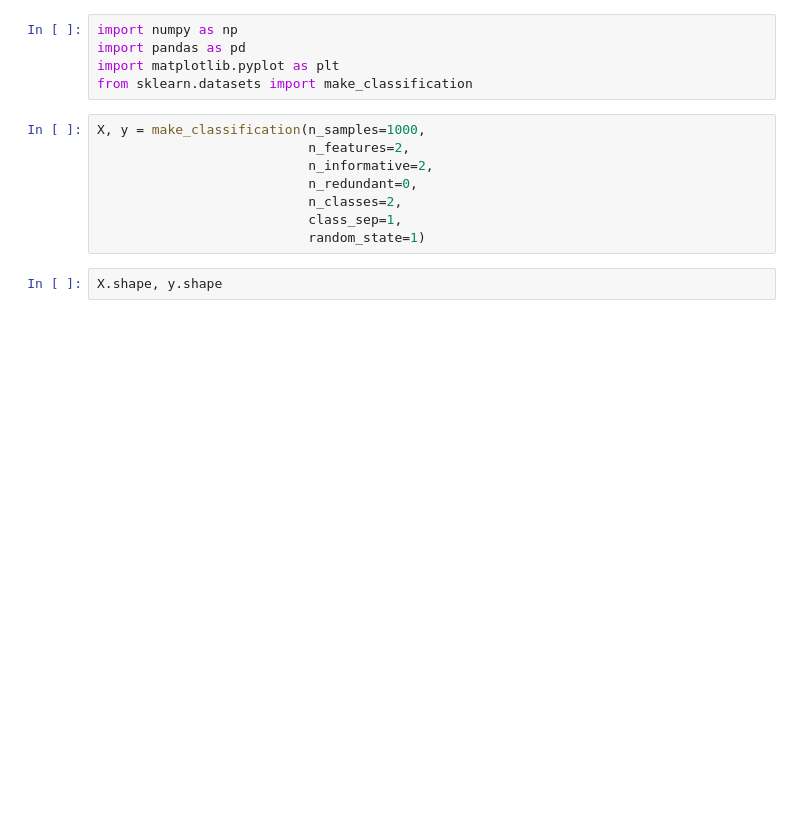
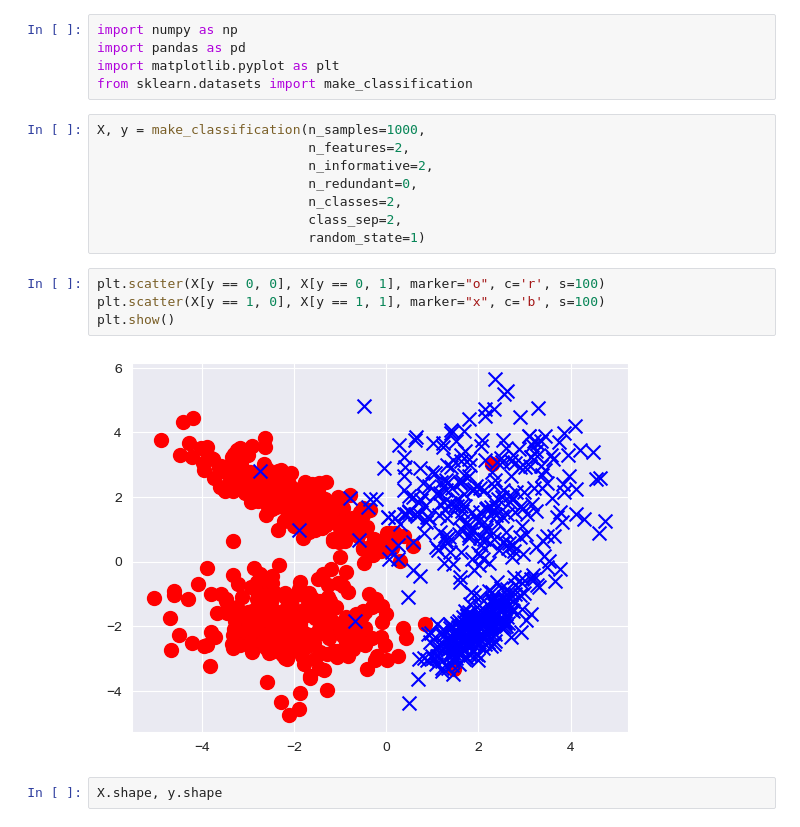
Before and after one commit to qweertyylang/labsAInew, a Jupyter notebook: models/laba2/pr2-1.ipynb, the cells around one changed output. Drawn from its saved outputs; the diff is of its cells as text; blank space fills up the shorter version.

```diff
--- a/models/laba2/pr2-1.ipynb
+++ b/models/laba2/pr2-1.ipynb
@@ -9,8 +9,14 @@ X, y = make_classification(n_samples=1000,
                            n_informative=2,
                            n_redundant=0,
                            n_classes=2,
-                           class_sep=1,
+                           class_sep=2,
                            random_state=1)
+# %%
+plt.scatter(X[y == 0, 0], X[y == 0, 1], marker="o", c='r', s=100)
+plt.scatter(X[y == 1, 0], X[y == 1, 1], marker="x", c='b', s=100)
+plt.show()
+# %% [output]
+[figure, added]
 # %%
 X.shape, y.shape
 # %% [output]
```
Also changed, not shown: parts of 6 cells of this notebook.
